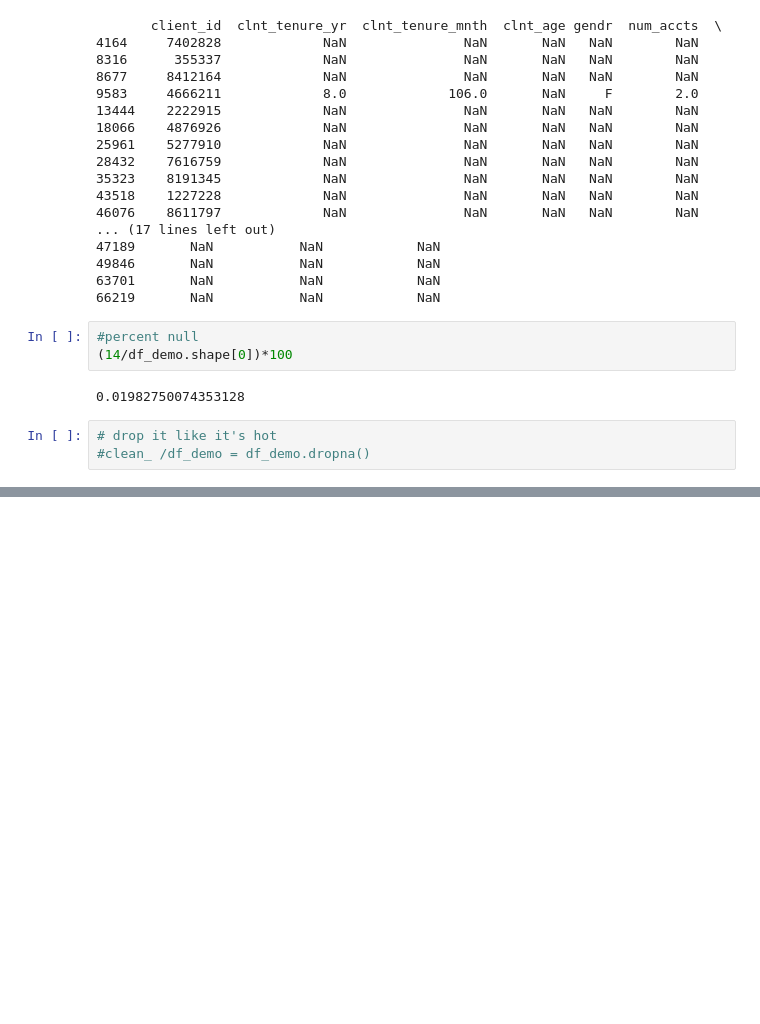
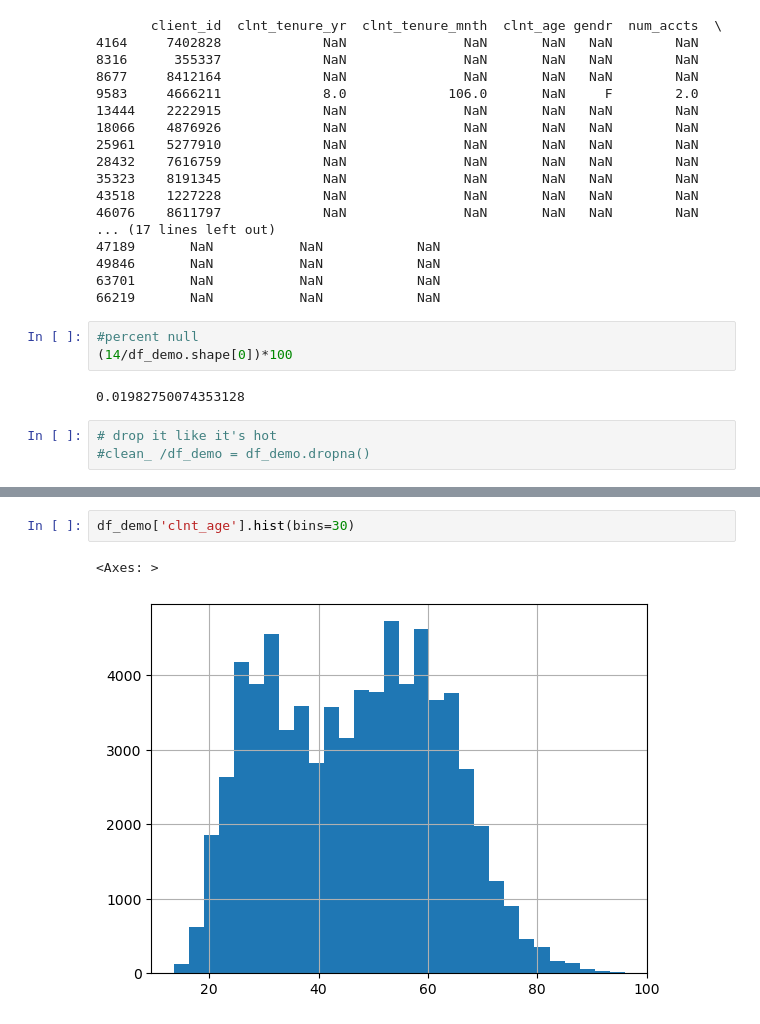
Before and after one commit to amatulghina/vanguard-ab-test, a Jupyter notebook: notebooks/client_profiles.ipynb, the cells around one changed output, grey strips where cells are left out. Saved outputs shown, nothing was run; the diff lists cells and outputs as text; blank space fills up the shorter version.

```diff
--- a/notebooks/client_profiles.ipynb
+++ b/notebooks/client_profiles.ipynb
@@ -127,0 +178,5 @@ df_demo.describe().round(2)
+# %%
+df_demo['clnt_age'].hist(bins=30)
+# %% [output]
+<Axes: >
+[figure, added]
```
Also changed, not shown: parts of 30 cells of this notebook.
